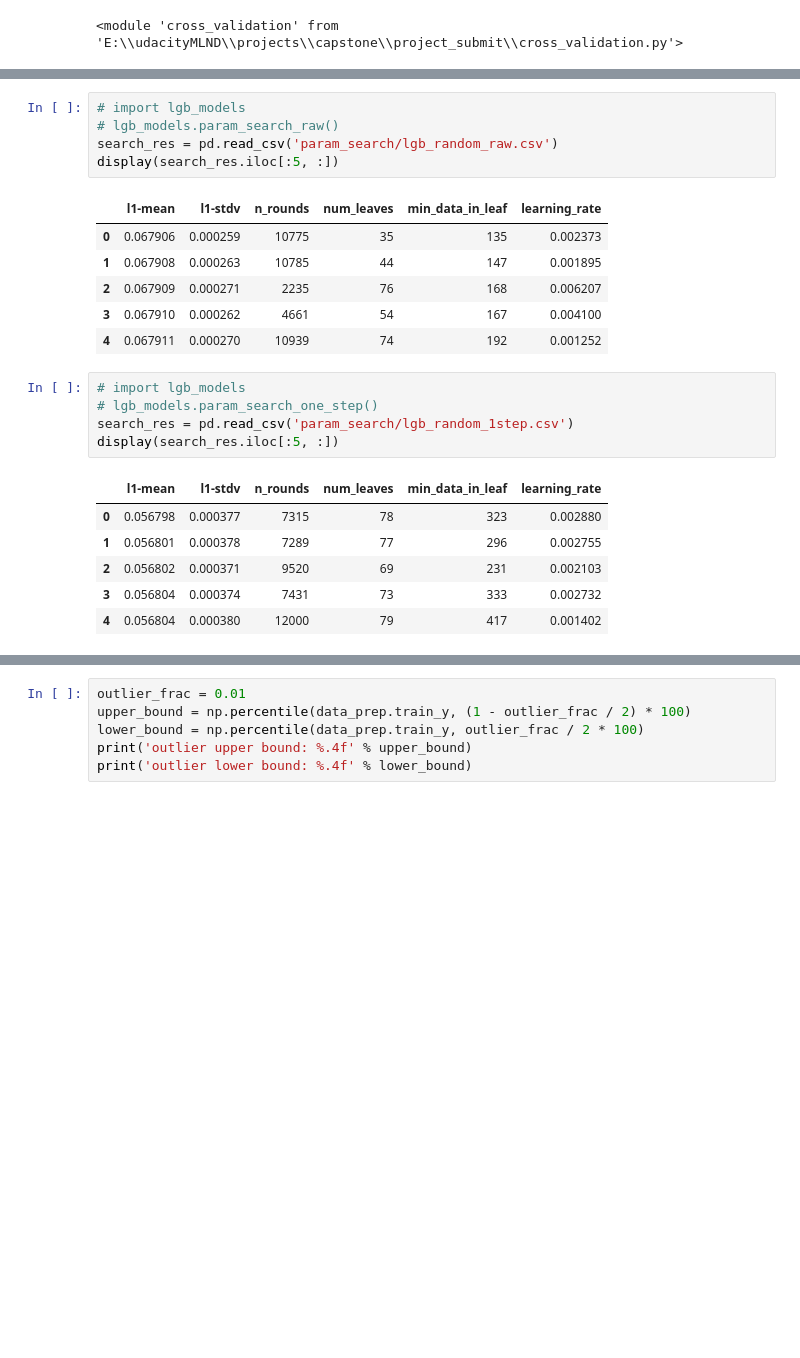
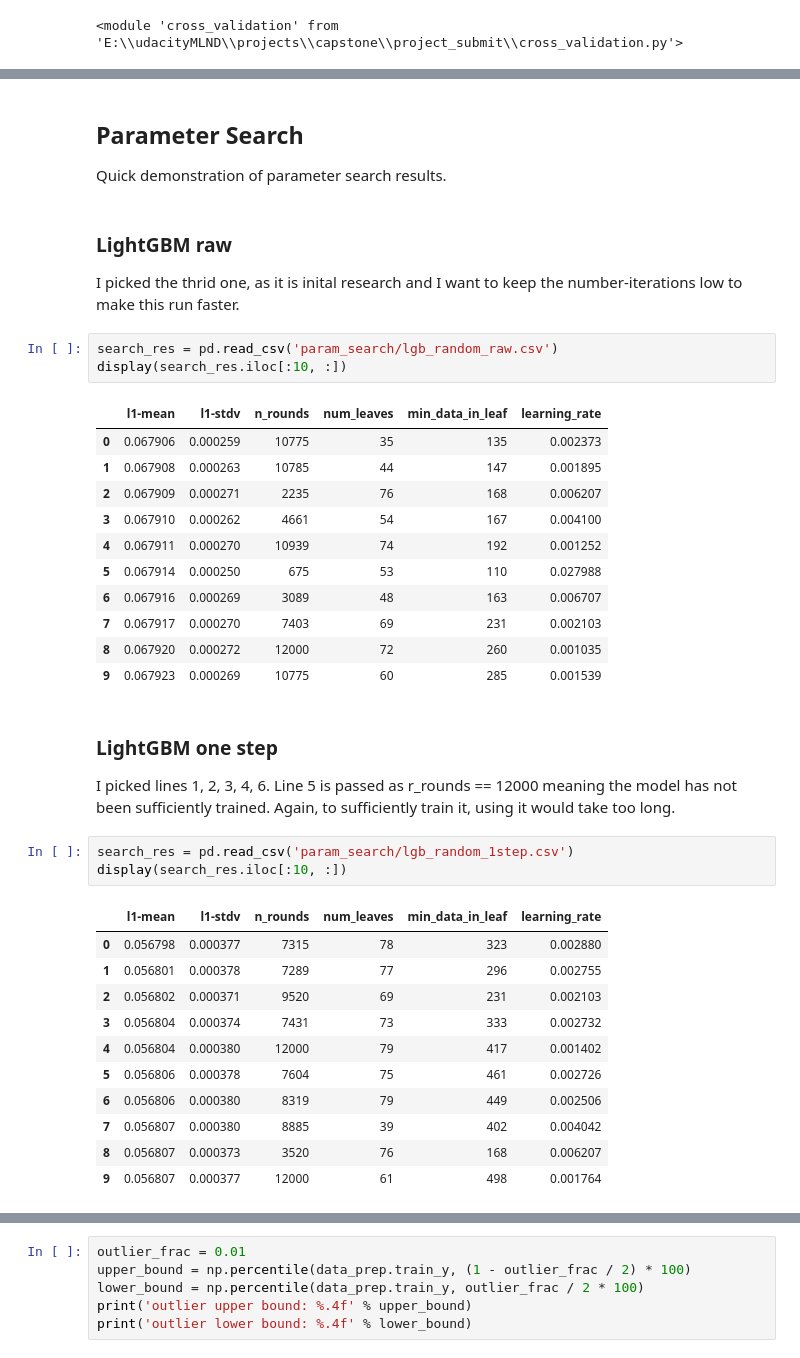
Before and after one commit to mqkh515/udacityMLND, a Jupyter notebook: projects/capstone/project_submit/model_iteration.ipynb, the cells around one changed output, grey strips where cells are left out. Cells and saved outputs as stored; diff of their text form; blank space fills up the shorter version.

```diff
--- a/projects/capstone/project_submit/model_iteration.ipynb
+++ b/projects/capstone/project_submit/model_iteration.ipynb
@@ -56,20 +71,33 @@ Randomly run 100 iterations and manually pick parameter set. It takes quite some
+# %% [markdown]
+## Parameter Search
+
+Quick demonstration of parameter search results.
+# %% [markdown]
+### LightGBM raw
+
+I picked the thrid one, as it is inital research and I want to keep the number-iterations low to make this run faster.
 # %%
-# import lgb_models
-# lgb_models.param_search_raw()
 search_res = pd.read_csv('param_search/lgb_random_raw.csv')
-display(search_res.iloc[:5, :])
+display(search_res.iloc[:10, :])
 # %% [output]
 |  | l1-mean | l1-stdv | n_rounds | num_leaves | min_data_in_leaf | learning_rate |
 | 0 | 0.067906 | 0.000259 | 10775 | 35 | 135 | 0.002373 |
 | 1 | 0.067908 | 0.000263 | 10785 | 44 | 147 | 0.001895 |
 | 2 | 0.067909 | 0.000271 | 2235 | 76 | 168 | 0.006207 |
 | 3 | 0.067910 | 0.000262 | 4661 | 54 | 167 | 0.004100 |
 | 4 | 0.067911 | 0.000270 | 10939 | 74 | 192 | 0.001252 |
+| 5 | 0.067914 | 0.000250 | 675 | 53 | 110 | 0.027988 |
+| 6 | 0.067916 | 0.000269 | 3089 | 48 | 163 | 0.006707 |
+| 7 | 0.067917 | 0.000270 | 7403 | 69 | 231 | 0.002103 |
+| 8 | 0.067920 | 0.000272 | 12000 | 72 | 260 | 0.001035 |
+| 9 | 0.067923 | 0.000269 | 10775 | 60 | 285 | 0.001539 |
+# %% [markdown]
+### LightGBM one step
+
+I picked lines 1, 2, 3, 4, 6. Line 5 is passed as r_rounds == 12000 meaning the model has not been sufficiently trained. Again, to sufficiently train it, using it would take too long.
 # %%
-# import lgb_models
-# lgb_models.param_search_one_step()
 search_res = pd.read_csv('param_search/lgb_random_1step.csv')
-display(search_res.iloc[:5, :])
+display(search_res.iloc[:10, :])
 # %% [output]
 |  | l1-mean | l1-stdv | n_rounds | num_leaves | min_data_in_leaf | learning_rate |
 | 0 | 0.056798 | 0.000377 | 7315 | 78 | 323 | 0.002880 |
@@ -77,3 +105,8 @@ display(search_res.iloc[:5, :])
 | 2 | 0.056802 | 0.000371 | 9520 | 69 | 231 | 0.002103 |
 | 3 | 0.056804 | 0.000374 | 7431 | 73 | 333 | 0.002732 |
 | 4 | 0.056804 | 0.000380 | 12000 | 79 | 417 | 0.001402 |
+| 5 | 0.056806 | 0.000378 | 7604 | 75 | 461 | 0.002726 |
+| 6 | 0.056806 | 0.000380 | 8319 | 79 | 449 | 0.002506 |
+| 7 | 0.056807 | 0.000380 | 8885 | 39 | 402 | 0.004042 |
+| 8 | 0.056807 | 0.000373 | 3520 | 76 | 168 | 0.006207 |
+| 9 | 0.056807 | 0.000377 | 12000 | 61 | 498 | 0.001764 |
```
Also changed, not shown: parts of 20 cells of this notebook, 19 other files.
